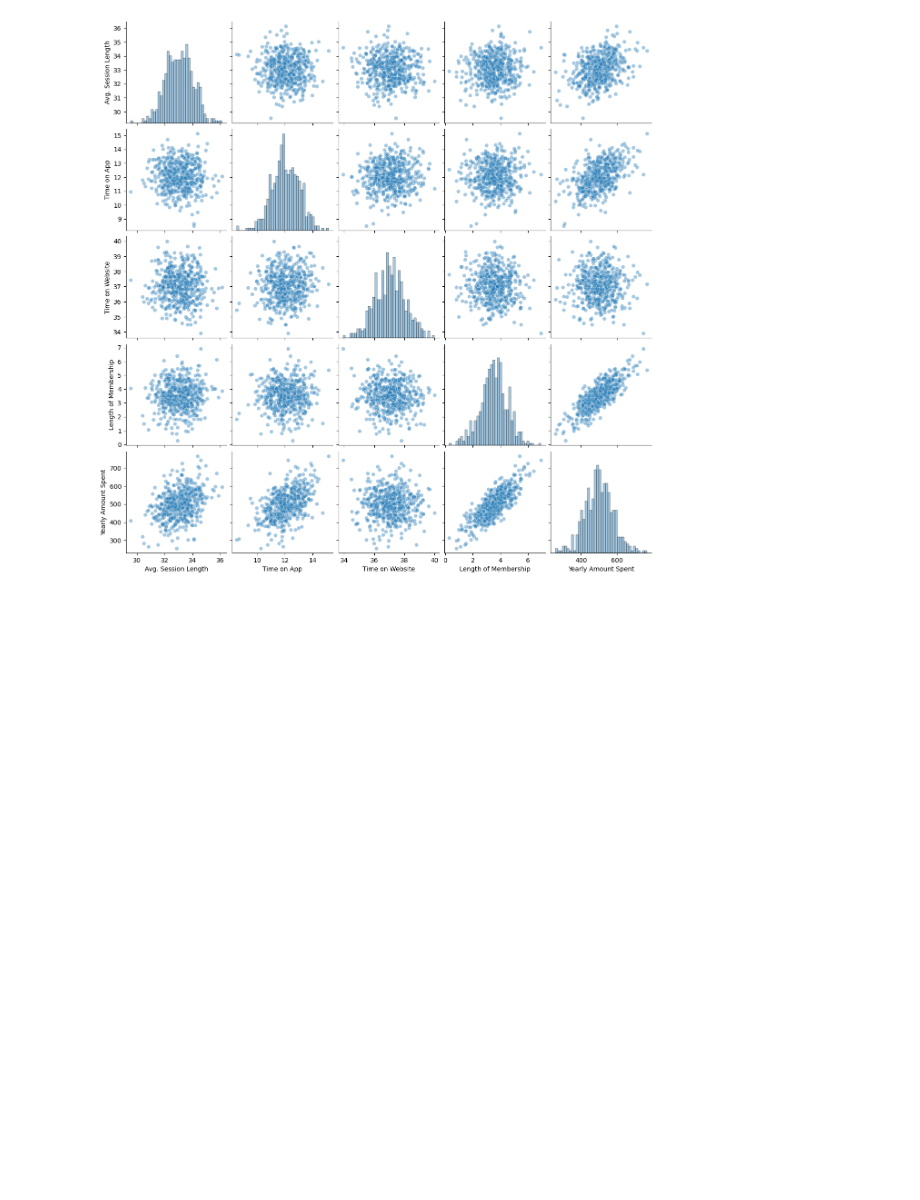
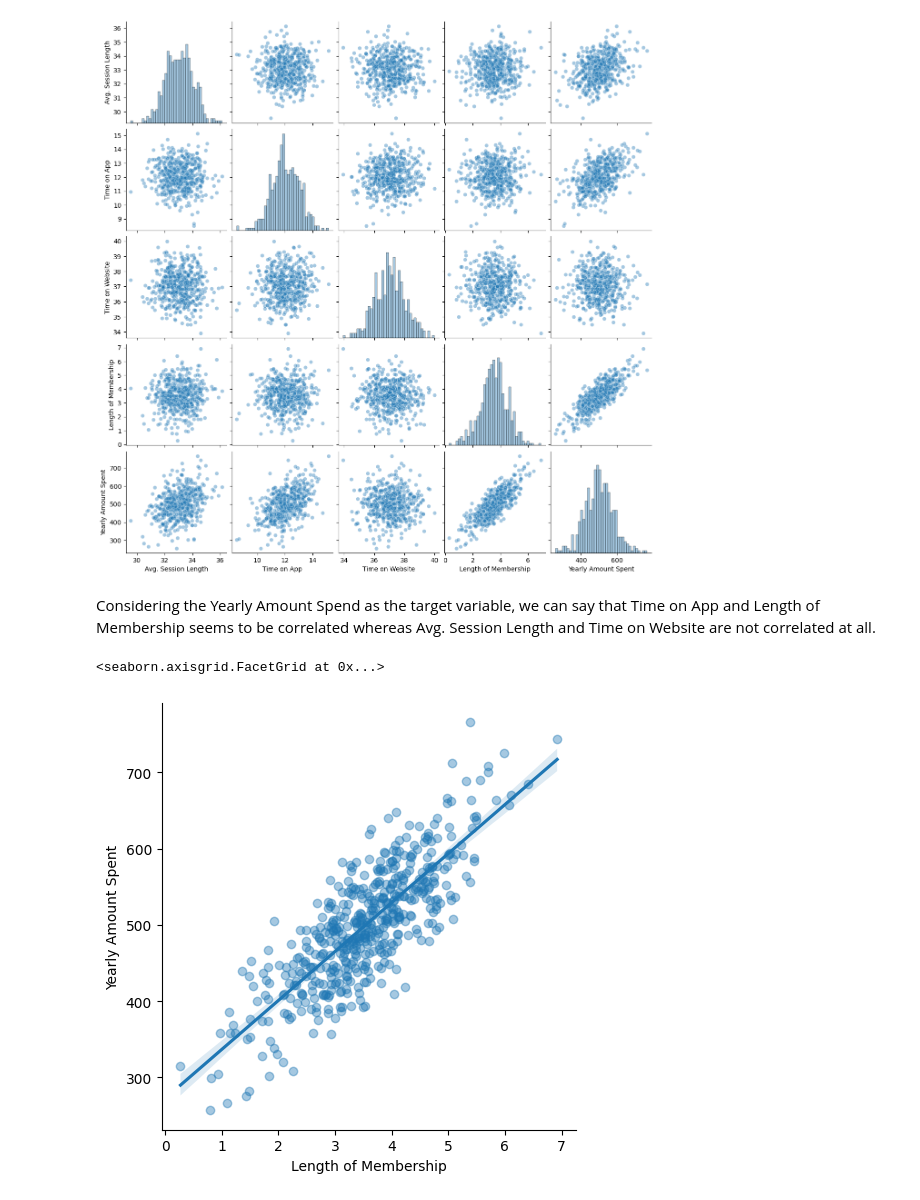
Before and after one commit to sarthakone105/100_days_of_data_science, a Jupyter notebook: ecommerce_01.ipynb, the cells around one changed output. Saved outputs shown, nothing was run; the diff lists cells and outputs as text; code cells hidden in the pictures; blank space fills up the shorter version.

```diff
--- a/ecommerce_01.ipynb
+++ b/ecommerce_01.ipynb
@@ -1,11 +1,13 @@
 # %% [markdown]
 We try to generate insights for the company whether to focus their efforts on their mobile app experience or their website.
 # %%
-import pandas as pd
-import numpy as np
-import seaborn as sns
-import matplotlib.pyplot as plt
+import pandas as pd # type: ignore
+import numpy as np # type: ignore
+import seaborn as sns # type: ignore
+import matplotlib.pyplot as plt # type: ignore
+plt.style.use('ggplot')
 import warnings
+from sklearn.model_selection import train_test_split # type: ignore
 warnings.filterwarnings("ignore")
 # %%
 csv_file = "datasets/Ecommerce_Customers_01.csv"
@@ -69,3 +71,13 @@ sns.pairplot(data=df,
 # %% [output]
 <seaborn.axisgrid.PairGrid at 0x...>
 [figure]
+# %% [markdown]
+Considering the Yearly Amount Spend as the target variable, we can say that Time on App and Length of Membership seems to be correlated whereas Avg. Session Length and Time on Website are not correlated at all.
+# %%
+sns.lmplot(data=df,
+           x="Length of Membership",
+           y="Yearly Amount Spent",
+           scatter_kws={"alpha":0.4})
+# %% [output]
+<seaborn.axisgrid.FacetGrid at 0x...>
+[figure, added]
```
Also changed, not shown: parts of 14 cells of this notebook, 1 other file.
